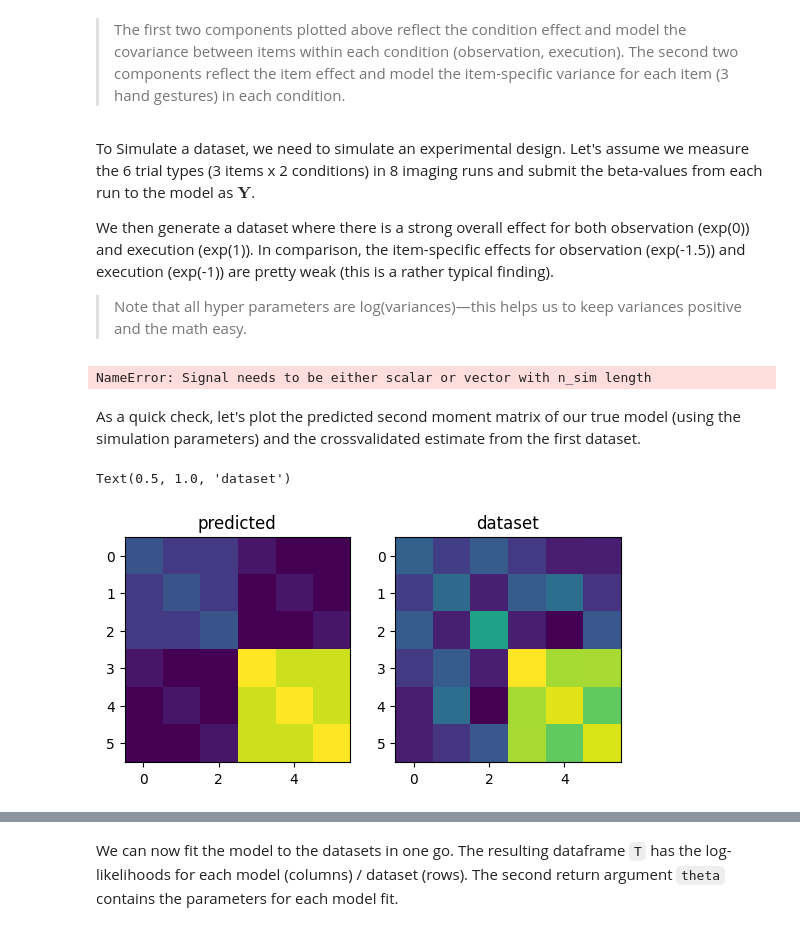
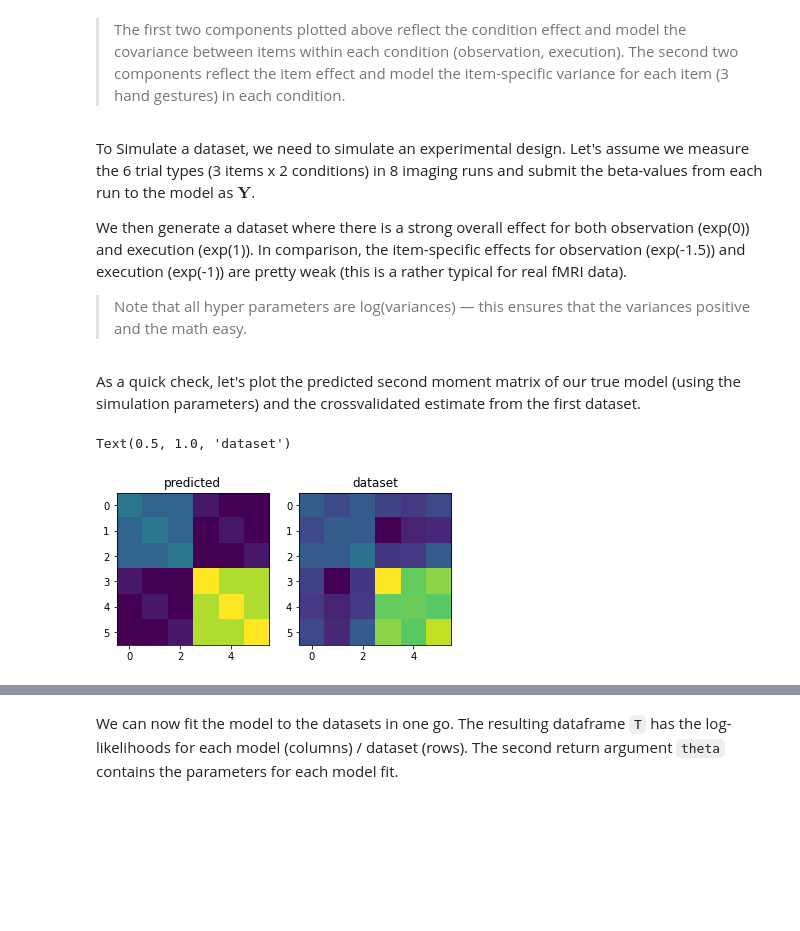
Before and after one commit to DiedrichsenLab/PcmPy, a Jupyter notebook: docs/demos/demo_correlation.ipynb, the cells around one changed output, grey strips where cells are left out. Cells and saved outputs as stored; diff of their text form; code cells hidden in the pictures; blank space fills up the shorter version.

```diff
--- a/docs/demos/demo_correlation.ipynb
+++ b/docs/demos/demo_correlation.ipynb
@@ -183,0 +203,31 @@ TO BE ADDED
+# %%
+n_subj = 30
+rng = np.random.default_rng(seed=102)
+# Data set for brain area 1 with low signal
+signal = np.random.gamma(shape=2,scale=0.03,size=(n_subj,))
+D1 = pcm.sim.make_dataset(model=Mtrue_sim, \
+    theta=[0,0], \
+    cond_vec=cond_vec, \
+    part_vec=part_vec, \
+    n_sim=n_subj, \
+    signal=signal,\
+    rng=rng)
+# Data set for brain area 2 with higher signal, but lower correlation
+Mtrue_sim = pcm.CorrelationModel('corr', num_items=1, corr=0.5, cond_effect=False)
+signal = np.random.gamma(shape=2,scale=0.08,size=(n_subj,))
+D2 = pcm.sim.make_dataset(model=Mtrue_sim, \
+    theta=[0,0], \
+    cond_vec=cond_vec, \
+    part_vec=part_vec, \
+    n_sim=n_subj, \
+    signal=signal,\
+    rng=rng)
+# %%
+# Get the group estimates for the two areas and compare the estimated correlation parameters:
+T_gr1, theta_gr1 = pcm.fit_model_group(D1, Mflex_sim, fixed_effect=None, fit_scale=True, verbose=False)
+theta_g1,_= pcm.group_to_individ_param(theta_gr1[0],Mflex_sim,n_subj)
+r_group1 = Mflex_sim.get_correlation(theta_g1).mean()
+T_gr2, theta_gr2 = pcm.fit_model_group(D2, Mflex_sim, fixed_effect=None, fit_scale=True, verbose=False)
+theta_g2,_= pcm.group_to_individ_param(theta_gr2[0],Mflex_sim,n_subj)
+r_group2 = Mflex_sim.get_correlation(theta_g2).mean()
+print(f"Estimated group correlation for the different areas are: {r_group1:.4f} , {r_group2:.4f}")
@@ -222,44 +266,43 @@ for i in range(H):
 # %% [markdown]
 To Simulate a dataset, we need to simulate an experimental design. Let's assume we measure the 6 trial types (3 items x 2 conditions) in 8 imaging runs and submit the beta-values from each run to the model as $\mathbf{Y}$.
 
-We then generate a dataset where there is a strong overall effect for both observation (exp(0)) and execution (exp(1)). In comparison, the item-specific effects for observation (exp(-1.5)) and execution (exp(-1)) are pretty weak (this is a rather typical finding).
+We then generate a dataset where there is a strong overall effect for both observation (exp(0)) and execution (exp(1)). In comparison, the item-specific effects for observation (exp(-1.5)) and execution (exp(-1)) are pretty weak (this is a rather typical for real fMRI data).
 
->Note that all hyper parameters are log(variances)—this helps us to keep variances positive and the math easy.
+>Note that all hyper parameters are log(variances) — this ensures that the variances positive and the math easy.
 # %%
 # Create the design. In this case it's 8 runs, 6 trial types
-cond_vec, part_vec = pcm.sim.make_design(n_cond=6, n_part=8)
+n_part = 8
+cond_vec, part_vec = pcm.sim.make_design(n_cond=6, n_part=n_part)
 #print(cond_vec)
 #print(part_vec)
 
 # Starting from the true model above, generate 20 datasets/participants
-# with relatively low signal-to-noise ratio (0.2:1)
+theta_true = [0,1,-1.5,-1]
 D = pcm.sim.make_dataset(model=Mtrue, \
-    theta=[1,2.7,0.4,0.2], \
+    theta=theta_true, \
     cond_vec=cond_vec, \
     part_vec=part_vec, \
-    n_sim=20, \
-    signal=signal)
+    n_sim=n_subj, \
+    signal=1)
-# %% [output]
-NameError: Signal needs to be either scalar or vector with n_sim length
 # %% [markdown]
 As a quick check, let's plot the predicted second moment matrix of our true model (using the simulation parameters) and the crossvalidated estimate from the first dataset.
 # %%
 # Get the predicted G-matrix  from the true model
-G,_ = Mtrue.predict([1,2.7,0.4,0.2])
+G,_ = Mtrue.predict([0,1,-1.5,-1])
 
 # The estimated G-matrix from the first dataset
 trial_type = D[1].obs_descriptors['cond_vec']
 G_hat,_ = pcm.est_G_crossval(D[1].measurements, trial_type, part_vec)
 
 # Visualize the second moment (G) matrices
 plt.subplot(1,2,1)
 plt.imshow(G)
 plt.title('predicted')
 
 plt.subplot(1,2,2)
 plt.imshow(G_hat)
 plt.title('dataset')
 # %% [output]
 Text(0.5, 1.0, 'dataset')
-[figure, old version]
+[figure, new version]
 # %% [markdown]
```
Also changed, not shown: parts of 32 cells of this notebook, 7 other files.
